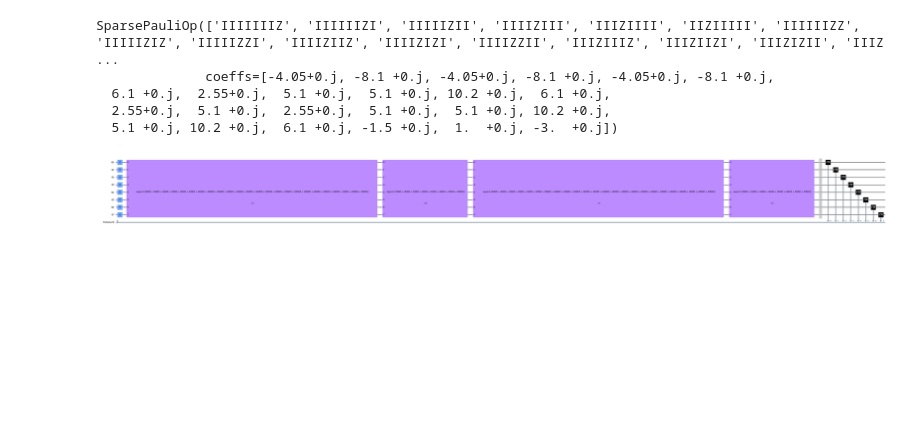
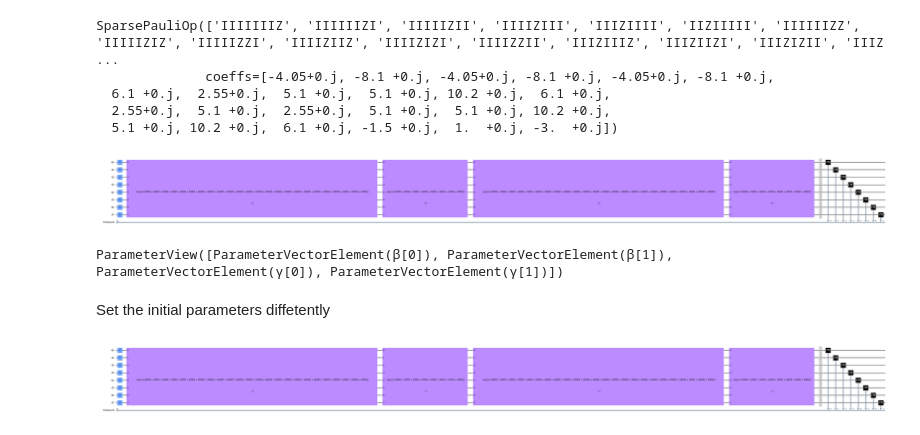
Before and after one commit to petron23/QAOA_case_study, a Jupyter notebook: nb2.ipynb, the cells around one changed output. Saved outputs shown, nothing was run; the diff lists cells and outputs as text; code cells hidden in the pictures; blank space fills up the shorter version.

Commit message:
qaoa and counts

```diff
--- a/nb2.ipynb
+++ b/nb2.ipynb
@@ -163,3 +163,23 @@ qaoa_ansatz.measure_active()
 qaoa_ansatz.decompose(reps=1).draw("mpl",scale = .5, fold =-1)
 # %% [output]
 [figure]
+# %%
+qaoa_ansatz.parameters
+# %% [output]
+ParameterView([ParameterVectorElement(β[0]), ParameterVectorElement(β[1]), ParameterVectorElement(γ[0]), ParameterVectorElement(γ[1])])
+# %% [markdown]
+Set the initial parameters diffetently
+# %%
+betas = [7.23, 2.31]
+gammas = [3.21, 4.32]
+
+parameter_values = [*betas, *gammas]
+parameters = qaoa_ansatz.parameters
+
+parameter_bindings = dict(zip(parameters, parameter_values))
+
+qaoa_with_parameters = qaoa_ansatz.bind_parameters(parameter_bindings)
+# %%
+qaoa_with_parameters.decompose(reps=1).draw("mpl",scale = .5, fold =-1)
+# %% [output]
+[figure, added]
```
Also changed, not shown: parts of 9 cells of this notebook.
